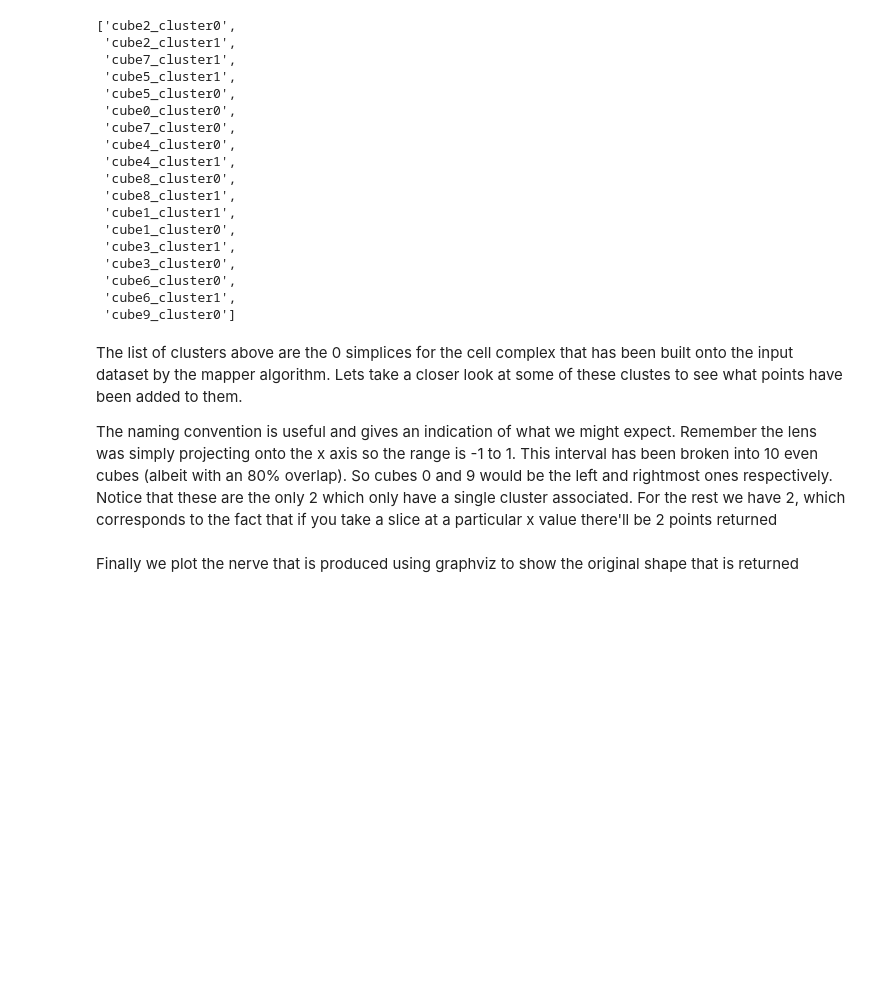
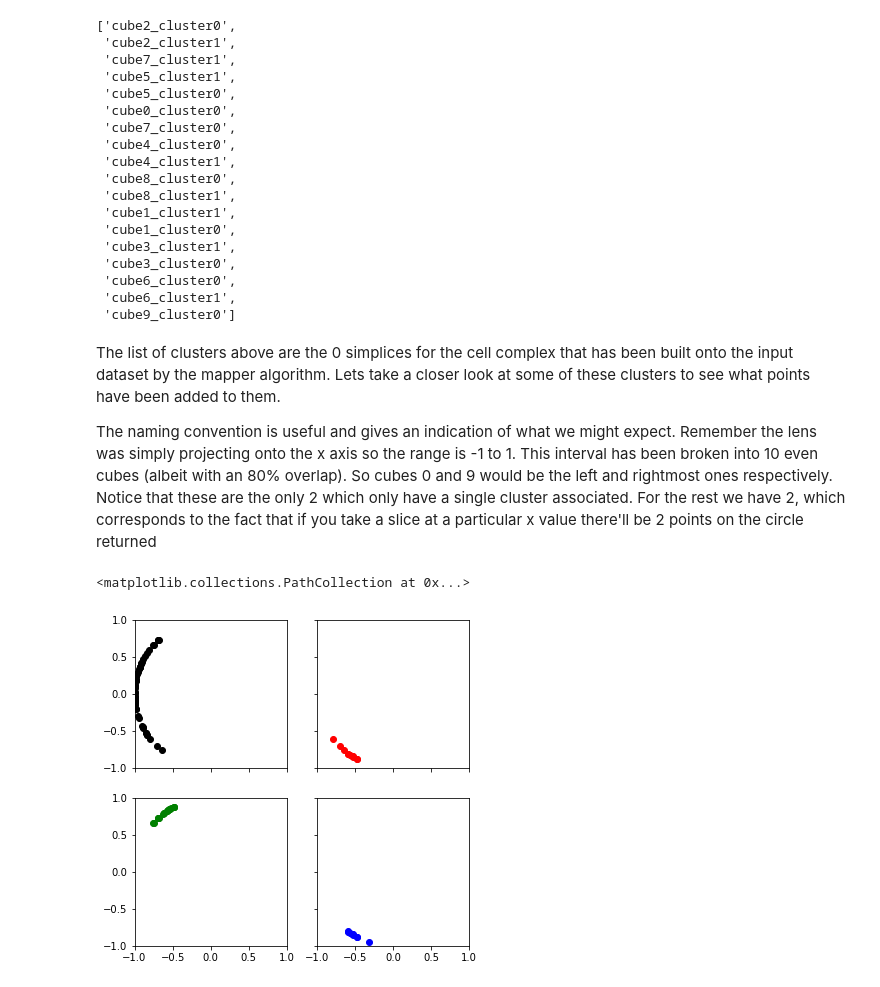
Before and after one commit to noelano/TDA, a Jupyter notebook: TDA_Intro.ipynb, the cells around one changed output. Drawn from its saved outputs; the diff is of its cells as text; code cells hidden in the pictures; blank space fills up the shorter version.

```diff
--- a/TDA_Intro.ipynb
+++ b/TDA_Intro.ipynb
@@ -100,8 +92,26 @@ graph['nodes'].keys()
  'cube6_cluster1',
  'cube9_cluster0']
 # %% [markdown]
-The list of clusters above are the 0 simplices for the cell complex that has been built onto the input dataset by the mapper algorithm. Lets take a closer look at some of these clustes to see what points have been added to them.
+The list of clusters above are the 0 simplices for the cell complex that has been built onto the input dataset by the mapper algorithm. Lets take a closer look at some of these clusters to see what points have been added to them.
 
-The naming convention is useful and gives an indication of what we might expect. Remember the lens was simply projecting onto the x axis so the range is -1 to 1. This interval has been broken into 10 even cubes (albeit with an 80% overlap). So cubes 0 and 9 would be the left and rightmost ones respectively. Notice that these are the only 2 which only have a single cluster associated. For the rest we have 2, which corresponds to the fact that if you take a slice at a particular x value there'll be 2 points returned
+The naming convention is useful and gives an indication of what we might expect. Remember the lens was simply projecting onto the x axis so the range is -1 to 1. This interval has been broken into 10 even cubes (albeit with an 80% overlap). So cubes 0 and 9 would be the left and rightmost ones respectively. Notice that these are the only 2 which only have a single cluster associated. For the rest we have 2, which corresponds to the fact that if you take a slice at a particular x value there'll be 2 points on the circle returned
-# %% [markdown]
-Finally we plot the nerve that is produced using graphviz to show the original shape that is returned
+# %%
+# Subset on the points within a selection of clusters
+c0_0=[X[i] for i in graph['nodes']['cube0_cluster0']]
+c1_0=[X[i] for i in graph['nodes']['cube1_cluster0']]
+c1_1=[X[i] for i in graph['nodes']['cube1_cluster1']]
+c2_0=[X[i] for i in graph['nodes']['cube2_cluster0']]
+
+# Plot each of these groups
+fig, axes = plt.subplots(2, 2, sharex=True, sharey=True)
+fig.set_size_inches(6,6)
+for (m,n),sub in np.ndenumerate(axes):
+    sub.set_ylim((-1,1))
+    sub.set_xlim((-1,1))
+axes[0, 0].scatter([x[0] for x in c0_0], [x[1] for x in c0_0], c='k')
+axes[0, 1].scatter([x[0] for x in c1_0], [x[1] for x in c1_0], c='r')
+axes[1, 0].scatter([x[0] for x in c1_1], [x[1] for x in c1_1], c='g')
+axes[1, 1].scatter([x[0] for x in c2_0], [x[1] for x in c2_0], c='b')
+# %% [output]
+<matplotlib.collections.PathCollection at 0x...>
+[figure, added]
```
Also changed, not shown: parts of 8 cells of this notebook, 2 other files.
